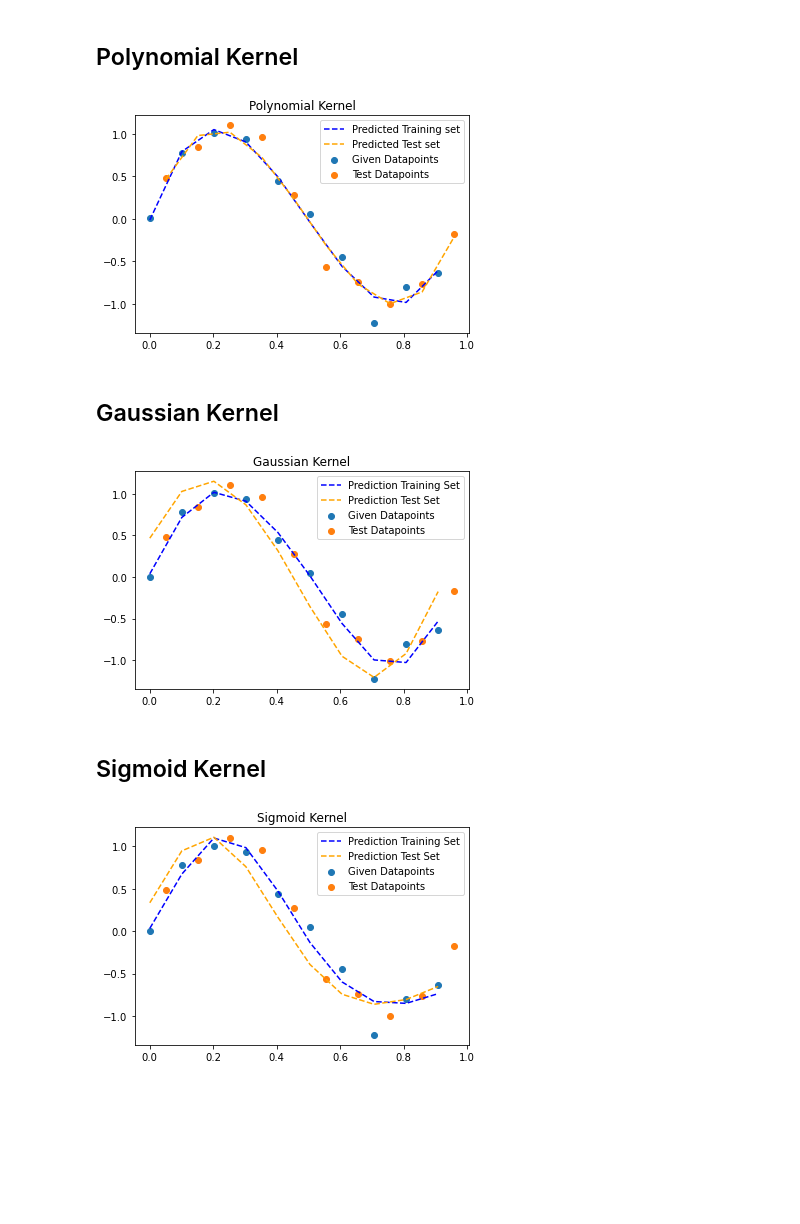
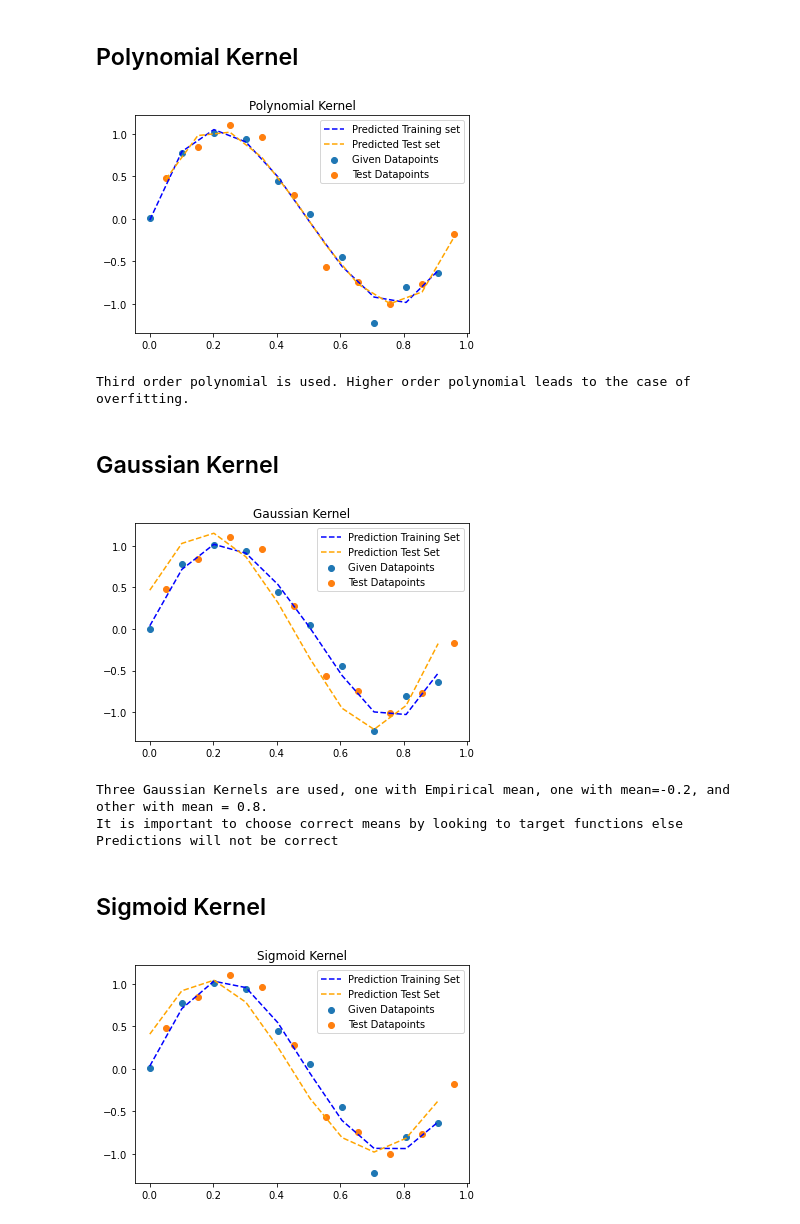
Before and after one commit to amey-waghmare/Machine-Learning, a Jupyter notebook: Introductory-Basics of ML/Practice For Regression.ipynb, the cells around one changed output. Saved outputs shown, nothing was run; the diff lists cells and outputs as text; code cells hidden in the pictures; blank space fills up the shorter version.

```diff
--- a/Introductory-Basics of ML/Practice For Regression.ipynb
+++ b/Introductory-Basics of ML/Practice For Regression.ipynb
@@ -81,8 +81,10 @@ plt.plot(Xtest[:,1],y_predtest,linestyle="dashed",color="orange",label="Predicte
 plt.title("Polynomial Kernel")
 plt.legend()
 plt.show()
+print("Third order polynomial is used. Higher order polynomial leads to the case of overfitting.")
 # %% [output]
 [figure]
+Third order polynomial is used. Higher order polynomial leads to the case of overfitting.
 # %% [markdown]
 ## Gaussian Kernel
 # %%
@@ -135,8 +137,11 @@ plt.plot(x,y_predtest,linestyle = "dashed",color="orange",label="Prediction Test
 plt.title("Gaussian Kernel")
 plt.legend()
 plt.show()
+print("Three Gaussian Kernels are used, one with Empirical mean, one with mean=-0.2, and other with mean = 0.8.\nIt is important to choose correct means by looking to target functions else Predictions will not be correct")
 # %% [output]
 [figure]
+Three Gaussian Kernels are used, one with Empirical mean, one with mean=-0.2, and other with mean = 0.8.
+It is important to choose correct means by looking to target functions else Predictions will not be correct
 # %% [markdown]
 ## Sigmoid Kernel
 # %%
@@ -158,7 +163,7 @@ std1=np.std(x)
 sig1 = sigmoid((x-mean1)/std1)
 sig2 = sigmoid((x-0.2)/std1)      # Experimental Values
 sig3 = sigmoid((x+0.2)/std1)      # Also modify data values during Testing
-sig4 = sigmoid((x+0.4)/std1)
+sig4 = sigmoid((x-0.8)/std1)
 
 
 one = np.ones(N)
@@ -175,32 +180,33 @@ y_pred = np.matmul(X,theta)
 
 
 plt.scatter(x, y,label="Given Datapoints")
 plt.scatter(Xtest[:,1],yt, label = "Test Datapoints")
 
 plt.plot(x,y_pred,linestyle = "dashed",c="blue",label="Prediction Training Set")
 
 
 meant = np.mean(xt)
 stdt=np.std(xt)
 
 sigt1 = sigmoid((xt-mean1)/std1)
 sigt2 = sigmoid((xt-0.2)/std1)
 sigt3 = sigmoid((xt+0.2)/std1)
-sigt4 = sigmoid((xt+0.4)/std1)
+sigt4 = sigmoid((xt-0.8)/std1)
 
 #one = np.ones(N)
 Xt = np.vstack((one,sigt1))
 Xt = np.vstack((Xt,sigt2))
 Xt = np.vstack((Xt,sigt3))
 Xt = np.vstack((Xt,sigt4))
 #X = b.T
 Xt = Xt.T
 
 y_predtest = np.matmul(Xt,theta)
 plt.plot(x,y_predtest,linestyle = "dashed",color= "orange",label="Prediction Test Set")
 
 plt.title("Sigmoid Kernel")
 plt.legend()
 plt.show()
+print("The choice of means are kept same as Gaussian Kernel, however can be experimented with")
 # %% [output]
-[figure, old version]
+[figure, new version]
```
